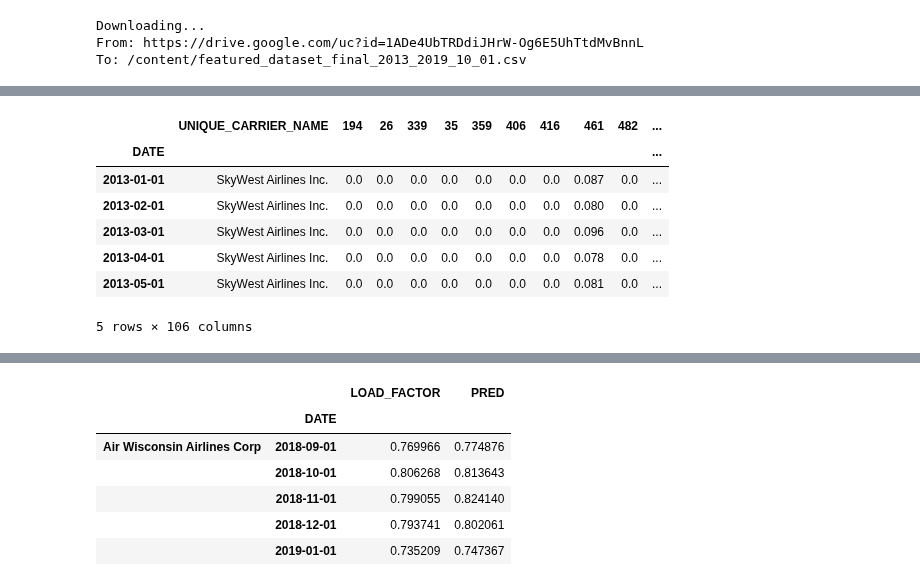
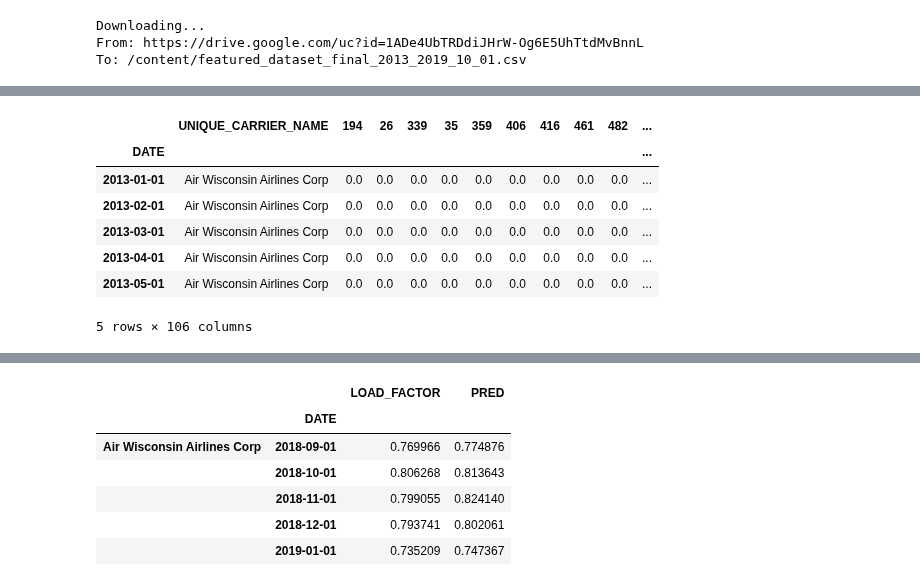
Before and after one commit to alexZajac/airlines_performance, a Jupyter notebook: submissions/starting_kit/starting_kit_1.ipynb, the cells around one changed output, grey strips where cells are left out. Drawn from its saved outputs; the diff is of its cells as text; code cells hidden in the pictures.

```diff
--- a/submissions/starting_kit/starting_kit_1.ipynb
+++ b/submissions/starting_kit/starting_kit_1.ipynb
@@ -10,3 +10,4 @@ from sklearn.preprocessing import LabelEncoder
 from sklearn.metrics import mean_squared_error, mean_absolute_error
 import tensorflow as tf
 pd.options.mode.chained_assignment = None  # default='warn'
+pd.set_option('display.max_rows', 120)
@@ -89,16 +91,16 @@ time: 214 ms (started: 2021-01-08 10:19:08 +00:00)
 # %%
 carriers = np.unique(df_2['UNIQUE_CARRIER_NAME'])
 dataframe_collection = {}
 for carrier in carriers:
   if carrier != 'US Airways Inc.':
     dataframe_collection[carrier] = df_2[df_2['UNIQUE_CARRIER_NAME'] == carrier]
-dataframe_collection['SkyWest Airlines Inc.'].head()
+dataframe_collection['Air Wisconsin Airlines Corp'].head()
 # %% [output]
 |  | UNIQUE_CARRIER_NAME | 194 | 26 | 339 | 35 | 359 | 406 | 416 | 461 | 482 | ... |
 | DATE |  |  |  |  |  |  |  |  |  |  | ... |
-| 2013-01-01 | SkyWest Airlines Inc. | 0.0 | 0.0 | 0.0 | 0.0 | 0.0 | 0.0 | 0.0 | 0.087 | 0.0 | ... |
-| 2013-02-01 | SkyWest Airlines Inc. | 0.0 | 0.0 | 0.0 | 0.0 | 0.0 | 0.0 | 0.0 | 0.080 | 0.0 | ... |
-| 2013-03-01 | SkyWest Airlines Inc. | 0.0 | 0.0 | 0.0 | 0.0 | 0.0 | 0.0 | 0.0 | 0.096 | 0.0 | ... |
-| 2013-04-01 | SkyWest Airlines Inc. | 0.0 | 0.0 | 0.0 | 0.0 | 0.0 | 0.0 | 0.0 | 0.078 | 0.0 | ... |
-| 2013-05-01 | SkyWest Airlines Inc. | 0.0 | 0.0 | 0.0 | 0.0 | 0.0 | 0.0 | 0.0 | 0.081 | 0.0 | ... |
+| 2013-01-01 | Air Wisconsin Airlines Corp | 0.0 | 0.0 | 0.0 | 0.0 | 0.0 | 0.0 | 0.0 | 0.0 | 0.0 | ... |
+| 2013-02-01 | Air Wisconsin Airlines Corp | 0.0 | 0.0 | 0.0 | 0.0 | 0.0 | 0.0 | 0.0 | 0.0 | 0.0 | ... |
+| 2013-03-01 | Air Wisconsin Airlines Corp | 0.0 | 0.0 | 0.0 | 0.0 | 0.0 | 0.0 | 0.0 | 0.0 | 0.0 | ... |
+| 2013-04-01 | Air Wisconsin Airlines Corp | 0.0 | 0.0 | 0.0 | 0.0 | 0.0 | 0.0 | 0.0 | 0.0 | 0.0 | ... |
+| 2013-05-01 | Air Wisconsin Airlines Corp | 0.0 | 0.0 | 0.0 | 0.0 | 0.0 | 0.0 | 0.0 | 0.0 | 0.0 | ... |
 5 rows × 106 columns
```
Also changed, not shown: parts of 15 cells of this notebook.
